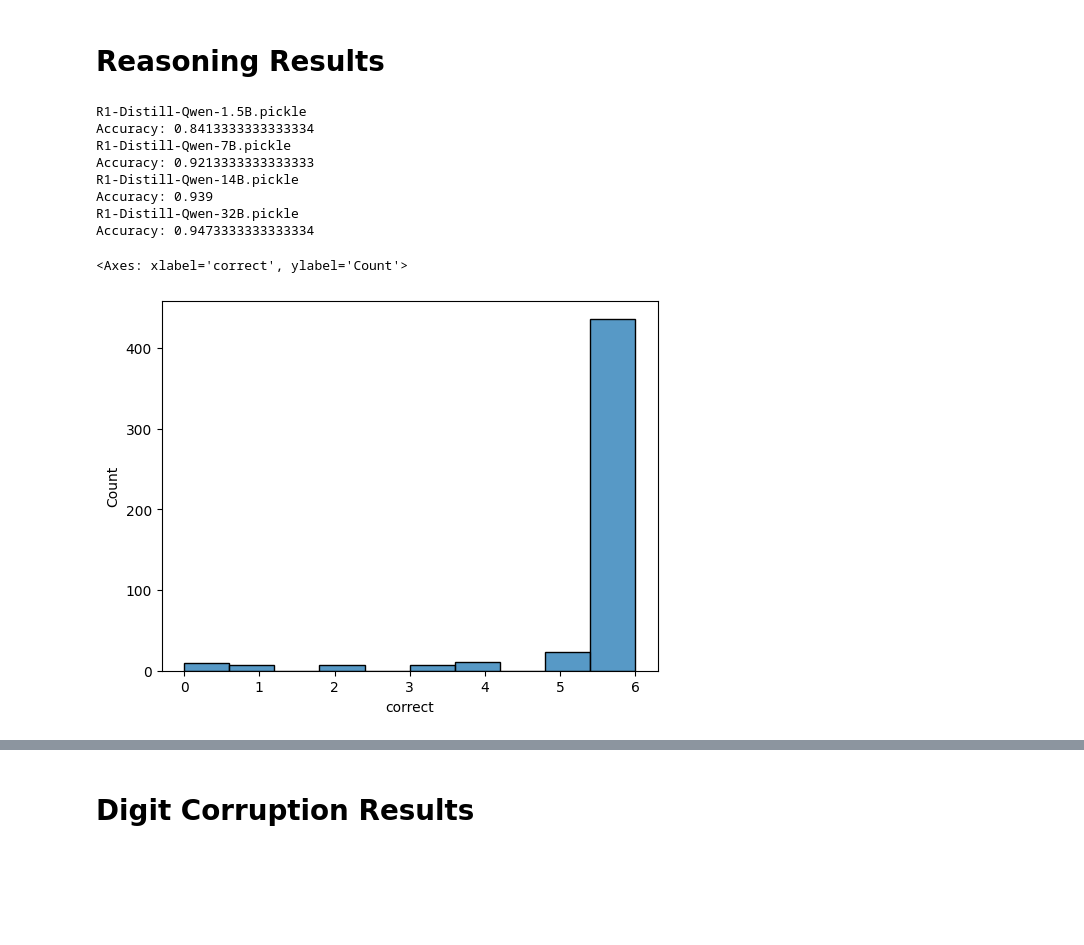
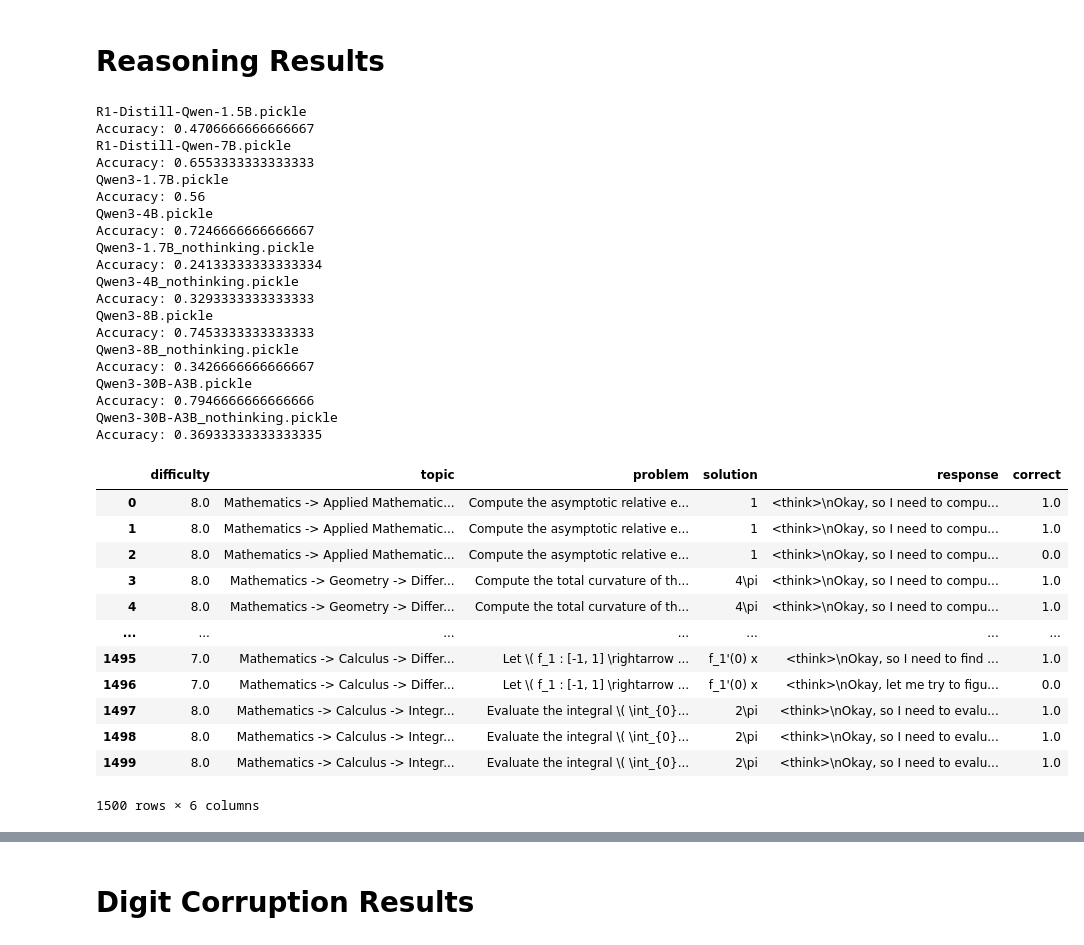
Before and after one commit to Aochong-Li/perturb-r, a Jupyter notebook: notebook/perturb on hendrycks math.ipynb, the cells around one changed output, grey strips where cells are left out. Saved outputs shown, nothing was run; the diff lists cells and outputs as text; code cells hidden in the pictures; blank space fills up the shorter version.

```diff
--- a/notebook/perturb on hendrycks math.ipynb
+++ b/notebook/perturb on hendrycks math.ipynb
@@ -60,7 +61,7 @@ def chunking(model_response, granularity=20):
 # %% [markdown]
 # Reasoning Results
 # %%
-root = "./results/math-500/reasoning/"
+root = "./results/deepmath_7to9/benchmark"
 for fname in os.listdir(root):
     if 'correct' not in fname:
         print(fname)
@@ -68,17 +69,25 @@ for fname in os.listdir(root):
         print(f"Accuracy: {df['correct'].mean()}")
 # %% [output]
 R1-Distill-Qwen-1.5B.pickle
-Accuracy: 0.8413333333333334
+Accuracy: 0.4706666666666667
 R1-Distill-Qwen-7B.pickle
-Accuracy: 0.9213333333333333
-R1-Distill-Qwen-14B.pickle
-Accuracy: 0.939
-R1-Distill-Qwen-32B.pickle
-Accuracy: 0.9473333333333334
+Accuracy: 0.6553333333333333
+Qwen3-1.7B.pickle
+Accuracy: 0.56
+Qwen3-4B.pickle
+Accuracy: 0.7246666666666667
+Qwen3-1.7B_nothinking.pickle
+Accuracy: 0.24133333333333334
+Qwen3-4B_nothinking.pickle
+Accuracy: 0.3293333333333333
+Qwen3-8B.pickle
+Accuracy: 0.7453333333333333
+Qwen3-8B_nothinking.pickle
+Accuracy: 0.3426666666666667
+Qwen3-30B-A3B.pickle
+Accuracy: 0.7946666666666666
+Qwen3-30B-A3B_nothinking.pickle
+Accuracy: 0.36933333333333335
 # %%
-df = pd.read_pickle(os.path.join(root, "R1-Distill-Qwen-14B.pickle"))
+df = pd.read_pickle(os.path.join(root, "Qwen3-1.7B.pickle"))
+tokenizer = AutoTokenizer.from_pretrained("Qwen/Qwen3-1.7B")
-# %%
-sns.histplot(df.groupby(["unique_id"])["correct"].sum().to_frame()["correct"])
-# %% [output]
-<Axes: xlabel='correct', ylabel='Count'>
-[figure, removed]
@@ -84,0 +96,16 @@ sns.histplot(df.groupby(["unique_id"])["correct"].sum().to_frame()["correct"])
+# %%
+df
+# %% [output]
+|  | difficulty | topic | problem | solution | response | correct |
+| 0 | 8.0 | Mathematics -> Applied Mathematic... | Compute the asymptotic relative e... | 1 | <think>\nOkay, so I need to compu... | 1.0 |
+| 1 | 8.0 | Mathematics -> Applied Mathematic... | Compute the asymptotic relative e... | 1 | <think>\nOkay, so I need to compu... | 1.0 |
+| 2 | 8.0 | Mathematics -> Applied Mathematic... | Compute the asymptotic relative e... | 1 | <think>\nOkay, so I need to compu... | 0.0 |
+| 3 | 8.0 | Mathematics -> Geometry -> Differ... | Compute the total curvature of th... | 4\pi | <think>\nOkay, so I need to compu... | 1.0 |
+| 4 | 8.0 | Mathematics -> Geometry -> Differ... | Compute the total curvature of th... | 4\pi | <think>\nOkay, so I need to compu... | 1.0 |
+| ... | ... | ... | ... | ... | ... | ... |
+| 1495 | 7.0 | Mathematics -> Calculus -> Differ... | Let \( f_1 : [-1, 1] \rightarrow ... | f_1'(0) x | <think>\nOkay, so I need to find ... | 1.0 |
+| 1496 | 7.0 | Mathematics -> Calculus -> Differ... | Let \( f_1 : [-1, 1] \rightarrow ... | f_1'(0) x | <think>\nOkay, let me try to figu... | 0.0 |
+| 1497 | 8.0 | Mathematics -> Calculus -> Integr... | Evaluate the integral \( \int_{0}... | 2\pi | <think>\nOkay, so I need to evalu... | 1.0 |
+| 1498 | 8.0 | Mathematics -> Calculus -> Integr... | Evaluate the integral \( \int_{0}... | 2\pi | <think>\nOkay, so I need to evalu... | 1.0 |
+| 1499 | 8.0 | Mathematics -> Calculus -> Integr... | Evaluate the integral \( \int_{0}... | 2\pi | <think>\nOkay, so I need to evalu... | 1.0 |
+1500 rows × 6 columns
```
Also changed, not shown: parts of 53 cells of this notebook, 22 other files.
